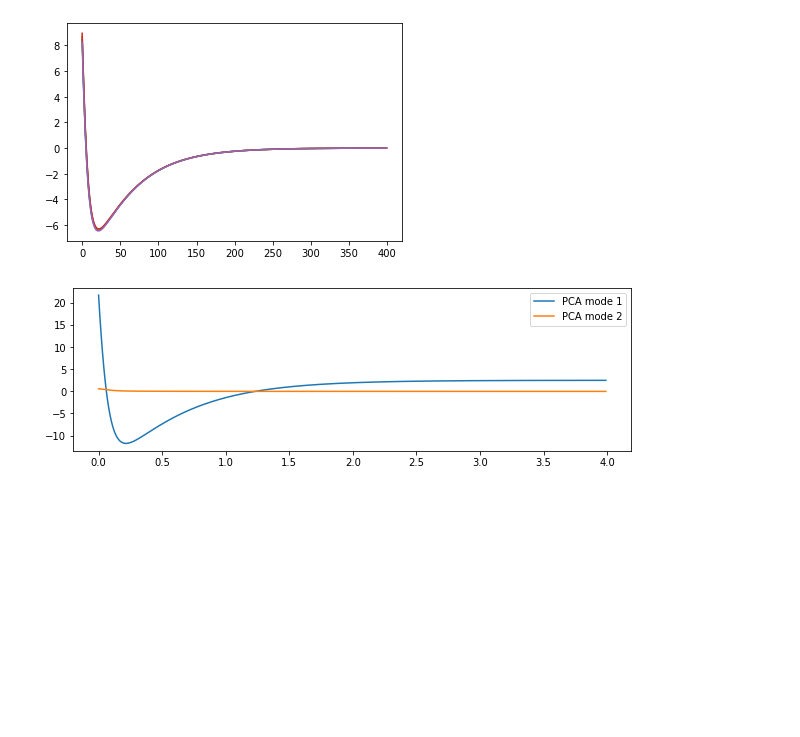
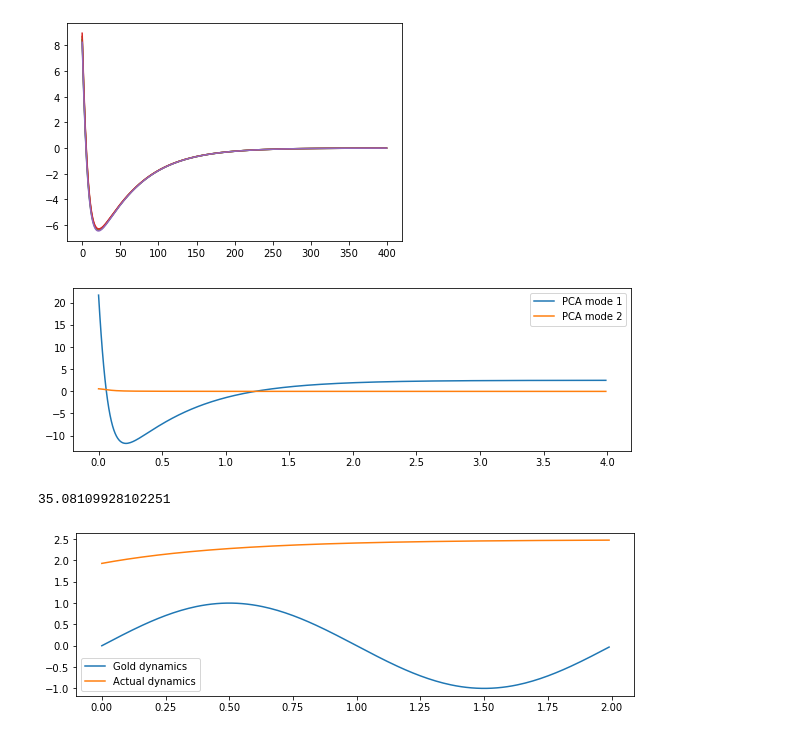
Before and after one commit to sjonany/c-elegans-connectome-opt, a Jupyter notebook: analysis/connectome_opt.ipynb, the cells around one changed output. Drawn from its saved outputs; the diff is of its cells as text; code cells hidden in the pictures; blank space fills up the shorter version.

Commit message:
Added error calculation from gold dynamics to top pca

```diff
--- a/analysis/connectome_opt.ipynb
+++ b/analysis/connectome_opt.ipynb
@@ -89,3 +88,17 @@ for pca_comp in range(num_pca_comps):
   ax.legend()
 # %% [output]
 [figure]
+# %%
+ts, gold_dyn = get_gold_dynamics(model.dt)
+# First PCA comp, and just the last bits
+normalized_run_dyn = projected_X[len(gold_dyn):,0]
+error = ts_distance_euclidean(gold_dyn, normalized_run_dyn)
+
+fig, ax = plt.subplots(nrows=1, ncols=1, figsize=(10, 3))
+ax.plot(ts, gold_dyn, label = "Gold dynamics")
+ax.plot(ts, normalized_run_dyn, label = "Actual dynamics")
+ax.legend()
+error
+# %% [output]
+35.08109928102251
+[figure, added]
```
Also changed, not shown: parts of 1 cell of this notebook.
